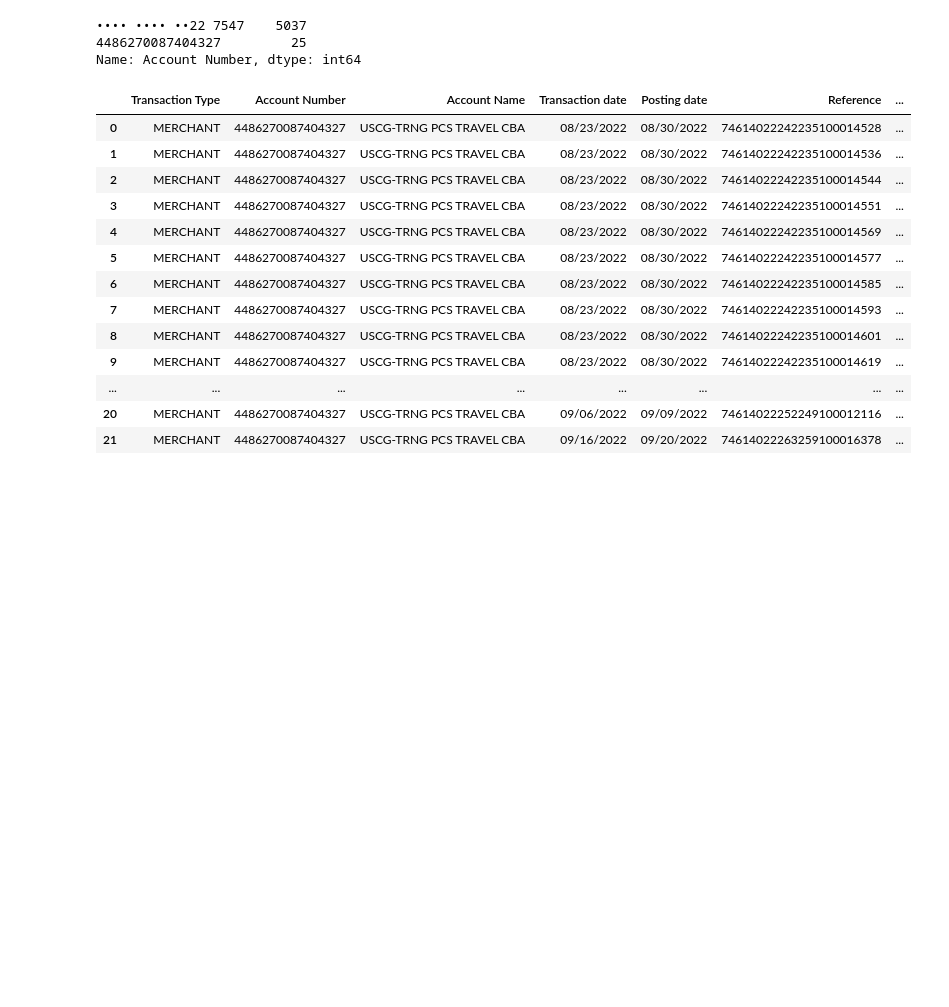
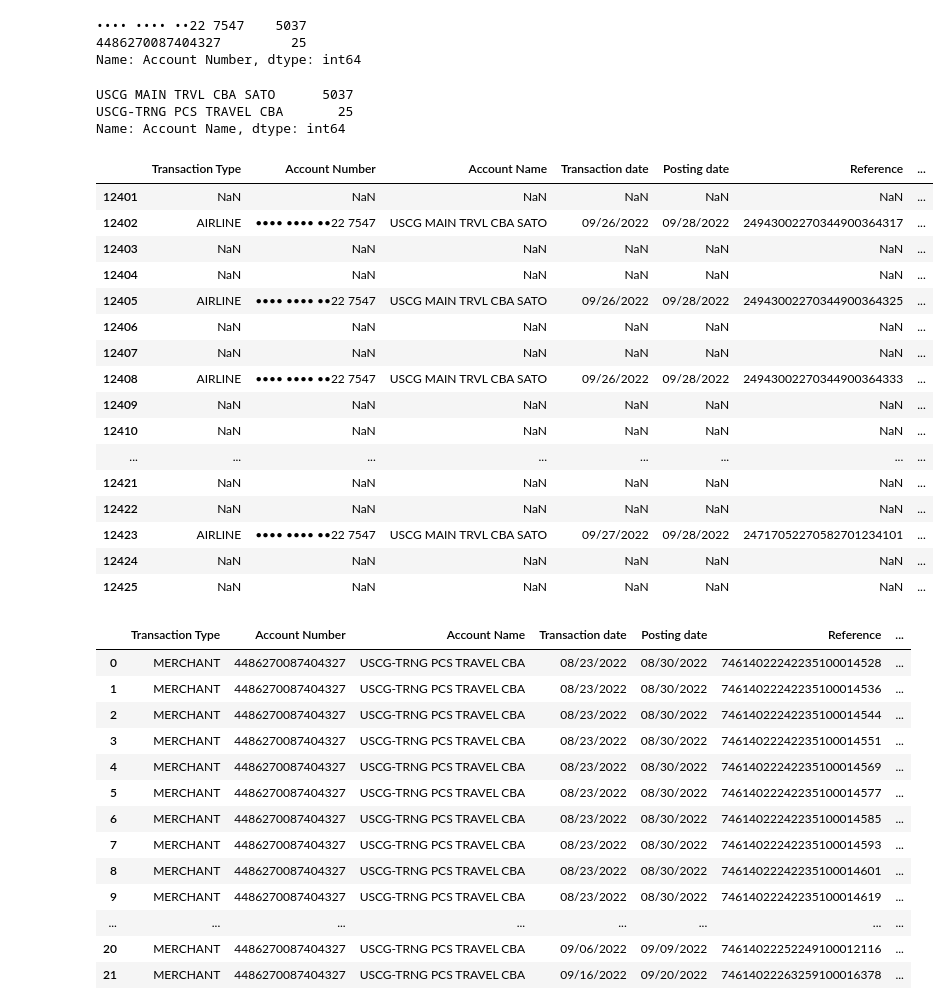
Before and after one commit to pharris0330/uscg_review, a Jupyter notebook: SEP22_SatoMain4327.ipynb, the cells around one changed output. Saved outputs shown, nothing was run; the diff lists cells and outputs as text; code cells hidden in the pictures; blank space fills up the shorter version.

```diff
--- a/SEP22_SatoMain4327.ipynb
+++ b/SEP22_SatoMain4327.ipynb
@@ -111,5 +111,31 @@ df['Account Number'].value_counts()
 •••• •••• ••22 7547    5037
 4486270087404327         25
 Name: Account Number, dtype: int64
+# %%
+df['Account Name'].value_counts()
+# %% [output]
+USCG MAIN TRVL CBA SATO      5037
+USCG-TRNG PCS TRAVEL CBA       25
+Name: Account Name, dtype: int64
+# %%
+df.tail(25)
+# %% [output]
+|  | Transaction Type | Account Number | Account Name | Transaction date | Posting date | Reference | ... |
+| 12401 | NaN | NaN | NaN | NaN | NaN | NaN | ... |
+| 12402 | AIRLINE | •••• •••• ••22 7547 | USCG MAIN TRVL CBA SATO | 09/26/2022 | 09/28/2022 | 24943002270344900364317 | ... |
+| 12403 | NaN | NaN | NaN | NaN | NaN | NaN | ... |
+| 12404 | NaN | NaN | NaN | NaN | NaN | NaN | ... |
+| 12405 | AIRLINE | •••• •••• ••22 7547 | USCG MAIN TRVL CBA SATO | 09/26/2022 | 09/28/2022 | 24943002270344900364325 | ... |
+| 12406 | NaN | NaN | NaN | NaN | NaN | NaN | ... |
+| 12407 | NaN | NaN | NaN | NaN | NaN | NaN | ... |
+| 12408 | AIRLINE | •••• •••• ••22 7547 | USCG MAIN TRVL CBA SATO | 09/26/2022 | 09/28/2022 | 24943002270344900364333 | ... |
+| 12409 | NaN | NaN | NaN | NaN | NaN | NaN | ... |
+| 12410 | NaN | NaN | NaN | NaN | NaN | NaN | ... |
+| ... | ... | ... | ... | ... | ... | ... | ... |
+| 12421 | NaN | NaN | NaN | NaN | NaN | NaN | ... |
+| 12422 | NaN | NaN | NaN | NaN | NaN | NaN | ... |
+| 12423 | AIRLINE | •••• •••• ••22 7547 | USCG MAIN TRVL CBA SATO | 09/27/2022 | 09/28/2022 | 24717052270582701234101 | ... |
+| 12424 | NaN | NaN | NaN | NaN | NaN | NaN | ... |
+| 12425 | NaN | NaN | NaN | NaN | NaN | NaN | ... |
 # %%
 Acct_4486 = df['Account Number'] == '4486270087404327'
```
Also changed, not shown: parts of 2 cells of this notebook, 4 other files.
